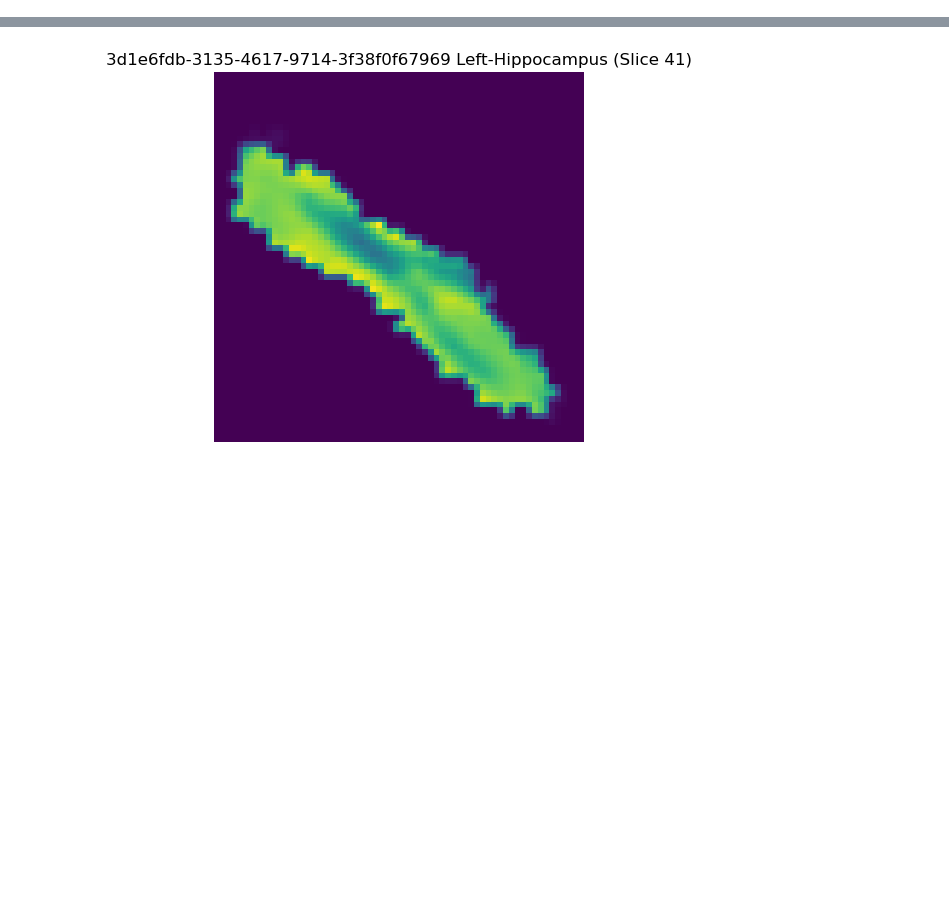
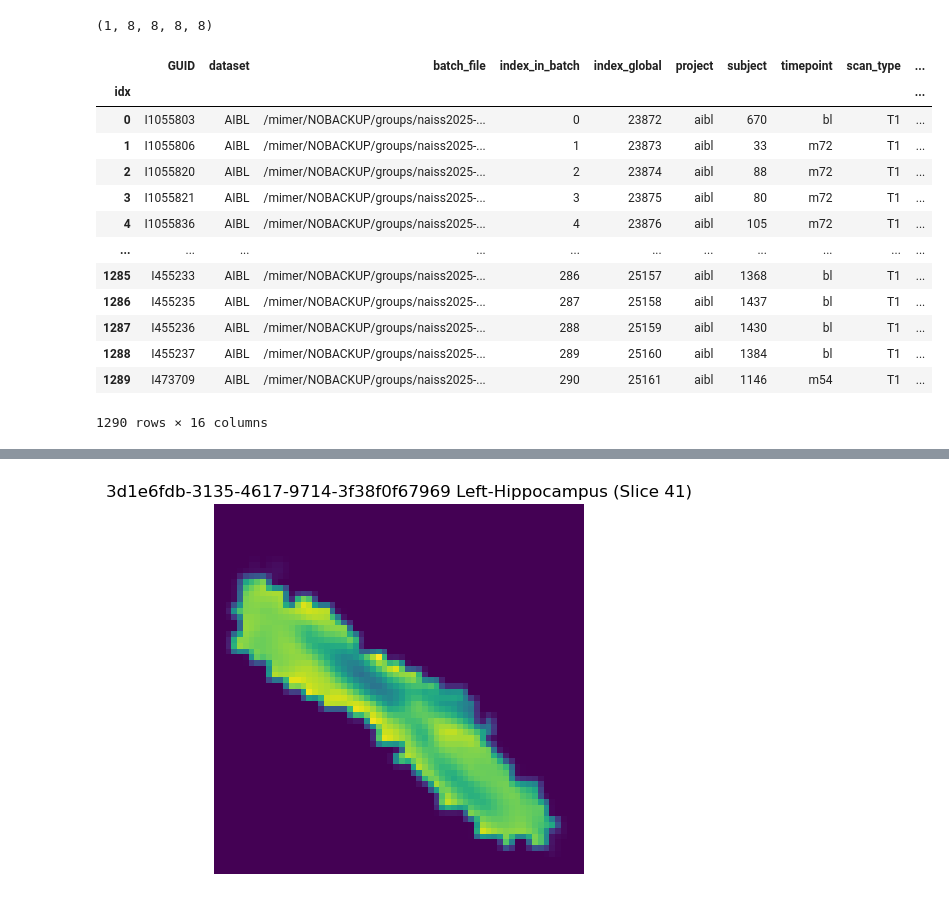
Before and after one commit to minnelab/NeuroCBIR, a Jupyter notebook: notebooks/for_testing.ipynb, the cells around one changed output, grey strips where cells are left out. Saved outputs shown, nothing was run; the diff lists cells and outputs as text; code cells hidden in the pictures; blank space fills up the shorter version.

```diff
--- a/notebooks/for_testing.ipynb
+++ b/notebooks/for_testing.ipynb
@@ -54,2 +517,29 @@ batch_files[0]
 # %%
-dataset = SubCorBatDataset(metadata, batch_files[7], labels_bb_df, n_structs=-1)
+import matplotlib.pyplot as plt
+import torch
+
+%matplotlib inline
+
+i_subs = [np.where(dataset2.guids == "I191924")[0][0],
+          np.where(dataset2.guids == "I169745")[0][0],
+          np.where(dataset2.guids == "I162623")[0][0],
+          np.where(dataset2.guids == "I1055803")[0][0]
+          ]
+
+# i_subs = [np.where(dataset2.guids == "slim_25632_1")[0][0],
+#           np.where(dataset2.guids == "slim_25632_2")[0][0],
+#           np.where(dataset2.guids == "slim_25632_3")[0][0],
+#           np.where(dataset2.guids == "slim_31038_1")[0][0]
+#           ]
+# i_subs = [6,7,8]
+
+for i_sub in i_subs:
+    sample = dataset2[i_sub]
+    struct = np.expand_dims(sample["emb"], axis=0)  # shape [D, H, W]
+
+    fig.suptitle(f"{sample['guid']} - subject: {subject_id}", fontsize=12)
+    plt.show()
+    print(f"GUID == '{sample['guid']}'")
+    print("emb")
+    print(struct[0,0:1,0,0])
+    print()
@@ -56,3 +566,24 @@ dataset = SubCorBatDataset(metadata, batch_files[7], labels_bb_df, n_structs=-1)
+# %%
+struct.shape
+# %% [output]
+(1, 8, 8, 8, 8)
+# %%
+dataset.metadata
+# %% [output]
+|  | GUID | dataset | batch_file | index_in_batch | index_global | project | subject | timepoint | scan_type | ... |
+| idx |  |  |  |  |  |  |  |  |  | ... |
+| 0 | I1055803 | AIBL | /mimer/NOBACKUP/groups/naiss2025-... | 0 | 23872 | aibl | 670 | bl | T1 | ... |
+| 1 | I1055806 | AIBL | /mimer/NOBACKUP/groups/naiss2025-... | 1 | 23873 | aibl | 33 | m72 | T1 | ... |
+| 2 | I1055820 | AIBL | /mimer/NOBACKUP/groups/naiss2025-... | 2 | 23874 | aibl | 88 | m72 | T1 | ... |
+| 3 | I1055821 | AIBL | /mimer/NOBACKUP/groups/naiss2025-... | 3 | 23875 | aibl | 80 | m72 | T1 | ... |
+| 4 | I1055836 | AIBL | /mimer/NOBACKUP/groups/naiss2025-... | 4 | 23876 | aibl | 105 | m72 | T1 | ... |
+| ... | ... | ... | ... | ... | ... | ... | ... | ... | ... | ... |
+| 1285 | I455233 | AIBL | /mimer/NOBACKUP/groups/naiss2025-... | 286 | 25157 | aibl | 1368 | bl | T1 | ... |
+| 1286 | I455235 | AIBL | /mimer/NOBACKUP/groups/naiss2025-... | 287 | 25158 | aibl | 1437 | bl | T1 | ... |
+| 1287 | I455236 | AIBL | /mimer/NOBACKUP/groups/naiss2025-... | 288 | 25159 | aibl | 1430 | bl | T1 | ... |
+| 1288 | I455237 | AIBL | /mimer/NOBACKUP/groups/naiss2025-... | 289 | 25160 | aibl | 1384 | bl | T1 | ... |
+| 1289 | I473709 | AIBL | /mimer/NOBACKUP/groups/naiss2025-... | 290 | 25161 | aibl | 1146 | m54 | T1 | ... |
+1290 rows × 16 columns
 # %%
 import matplotlib.pyplot as plt
 import torch
```
Also changed, not shown: parts of 22 cells of this notebook, 17 other files.
